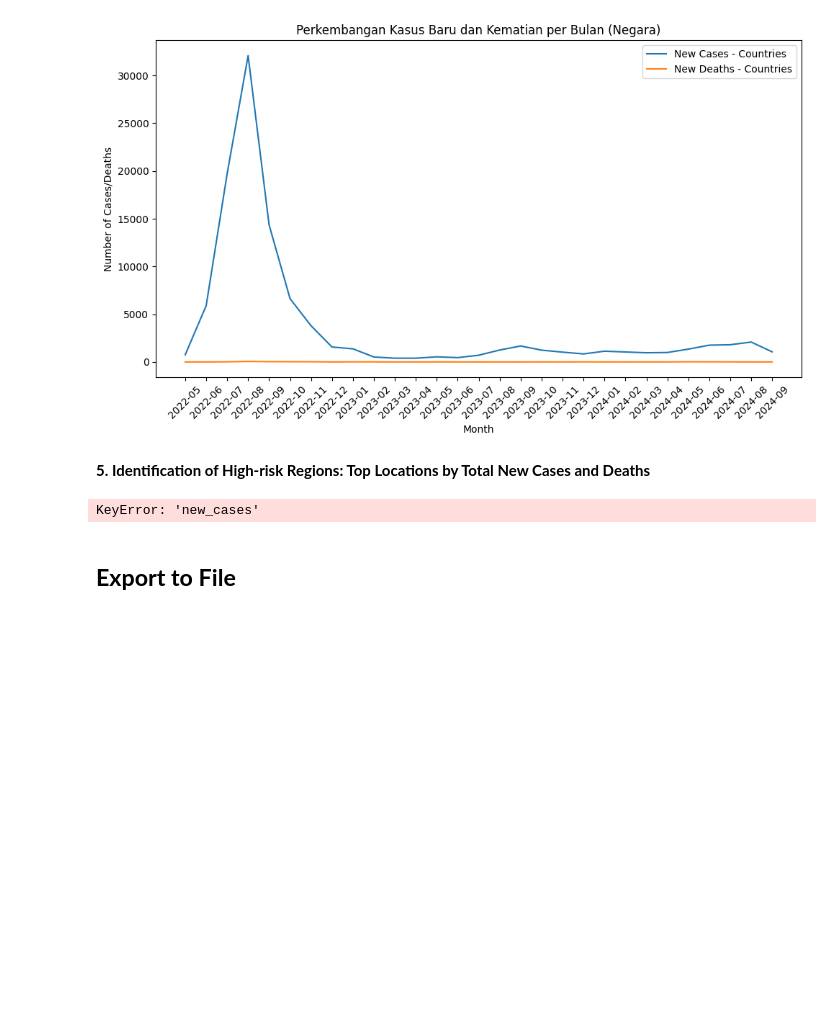
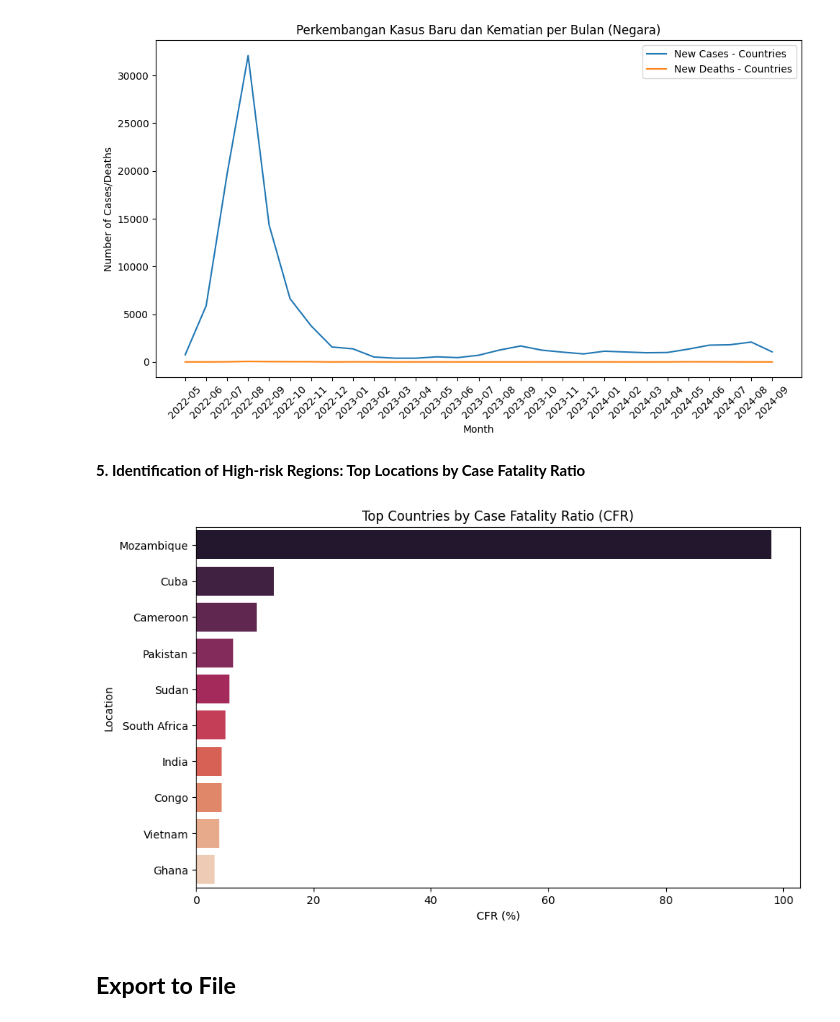
Before and after one commit to RyanGA09/DataAnalyst-ImpactAnalysisOfMonkeypoxCaseStudy, a Jupyter notebook: Notebook.ipynb, the cells around one changed output. Saved outputs shown, nothing was run; the diff lists cells and outputs as text; code cells hidden in the pictures; blank space fills up the shorter version.

```diff
--- a/Notebook.ipynb
+++ b/Notebook.ipynb
@@ -695,27 +741,17 @@ plt.show()
 # %% [output]
 [figure]
 # %% [markdown]
-**5. Identification of High-risk Regions: Top Locations by Total New Cases and Deaths**
+**5. Identification of High-risk Regions: Top Locations by Case Fatality Ratio**
-# %%
-# Filter top 10 locations (countries) with highest new cases
-top_10_locations_by_cases = data_grouped_by_location_countries.nlargest(10, 'new_cases')
-plt.figure(figsize=(12, 6))
-sns.barplot(x='total_cases', y='location', data=top_10_locations_by_cases, palette='viridis')
-plt.title('Top 10 Locations with Highest New Cases')
-plt.xlabel('New Cases')
-plt.ylabel('Location')
-plt.show()
-
-# Filter top 10 locations (countries) with highest total deaths
-top_10_locations_by_deaths = data_grouped_by_location_countries.nlargest(10, 'new_deaths')
-plt.figure(figsize=(12, 6))
-sns.barplot(x='total_deaths', y='location', data=top_10_locations_by_deaths, palette='magma')
-plt.title('Top 10 Locations with Highest New Deaths')
-plt.xlabel('New Deaths')
-plt.ylabel('Location')
-plt.show()
-# %% [output]
-KeyError: 'new_cases'
+# %%
+# Visualisasi CFR
+plt.figure(figsize=(10, 6))
+sns.barplot(x='CFR', y='location', data=high_cfr_locations, palette='rocket')
+plt.title('Top Countries by Case Fatality Ratio (CFR)')
+plt.xlabel('CFR (%)')
+plt.ylabel('Location')
+plt.show()
+# %% [output]
+[figure, added]
 # %% [markdown]
 ## **Export to File**
 # %%
```
Also changed, not shown: parts of 11 cells of this notebook.
